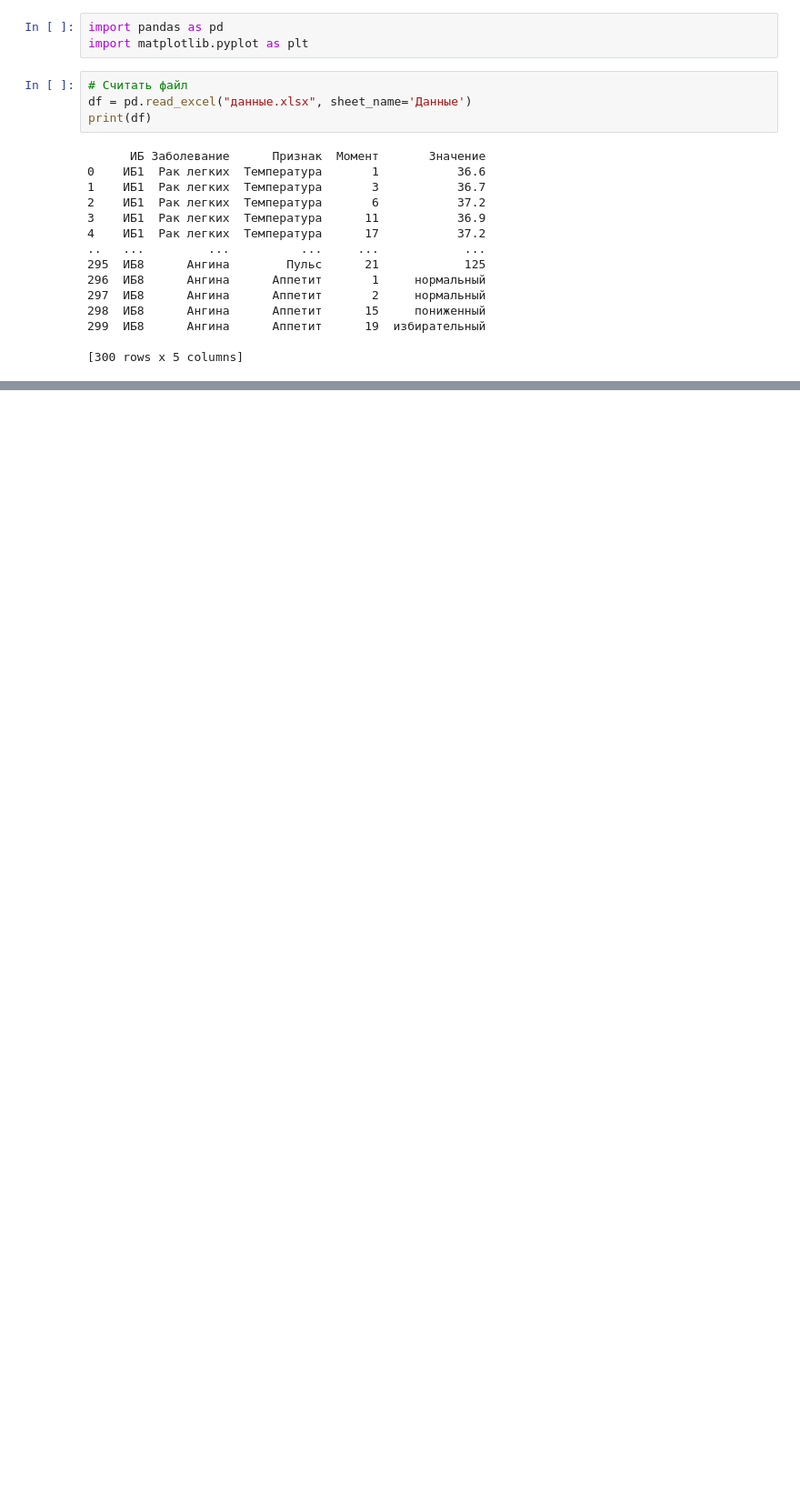
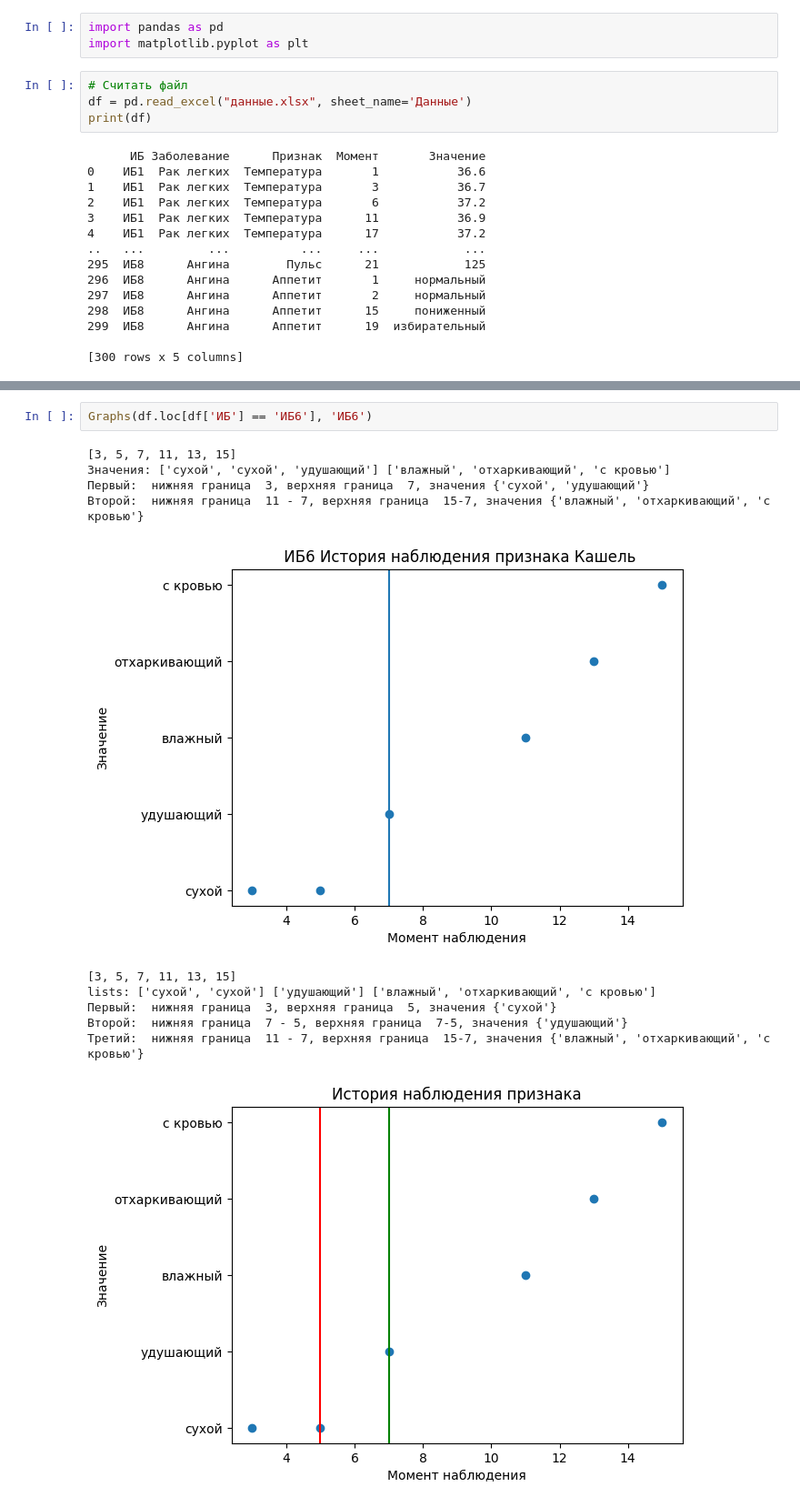
Before and after one commit to Dreammary0/Create_alternatives_fo_the_IKB, a Jupyter notebook: main.ipynb, the cells around one changed output, grey strips where cells are left out. Shown at 91% size. Cells and saved outputs as stored; diff of their text form; blank space fills up the shorter version.

```diff
--- a/main.ipynb
+++ b/main.ipynb
@@ -245,0 +248,14 @@ for mh in MH:
+# %%
+Graphs(df.loc[df['ИБ'] == 'ИБ6'], 'ИБ6')
+# %% [output]
+[3, 5, 7, 11, 13, 15]
+Значения: ['сухой', 'сухой', 'удушающий'] ['влажный', 'отхаркивающий', 'с кровью']
+Первый:  нижняя граница  3, верхняя граница  7, значения {'сухой', 'удушающий'}
+Второй:  нижняя граница  11 - 7, верхняя граница  15-7, значения {'влажный', 'отхаркивающий', 'с кровью'}
+[figure, added]
+[3, 5, 7, 11, 13, 15]
+lists: ['сухой', 'сухой'] ['удушающий'] ['влажный', 'отхаркивающий', 'с кровью']
+Первый:  нижняя граница  3, верхняя граница  5, значения {'сухой'}
+Второй:  нижняя граница  7 - 5, верхняя граница  7-5, значения {'удушающий'}
+Третий:  нижняя граница  11 - 7, верхняя граница  15-7, значения {'влажный', 'отхаркивающий', 'с кровью'}
+[figure, added]
```
Also changed, not shown: parts of 3 cells of this notebook, 4 other files.
